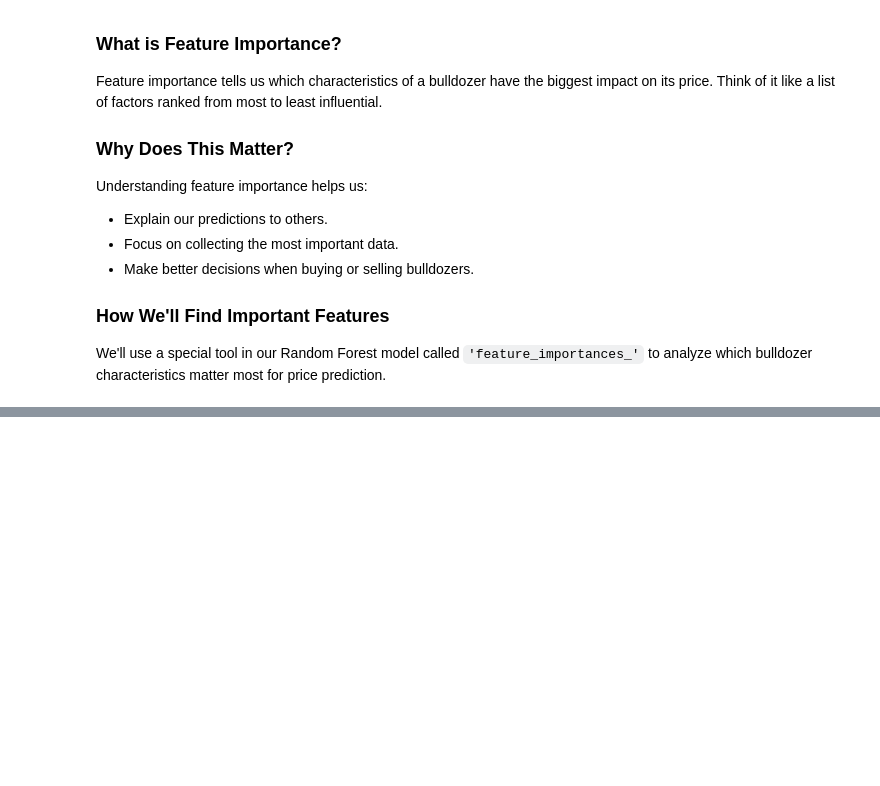
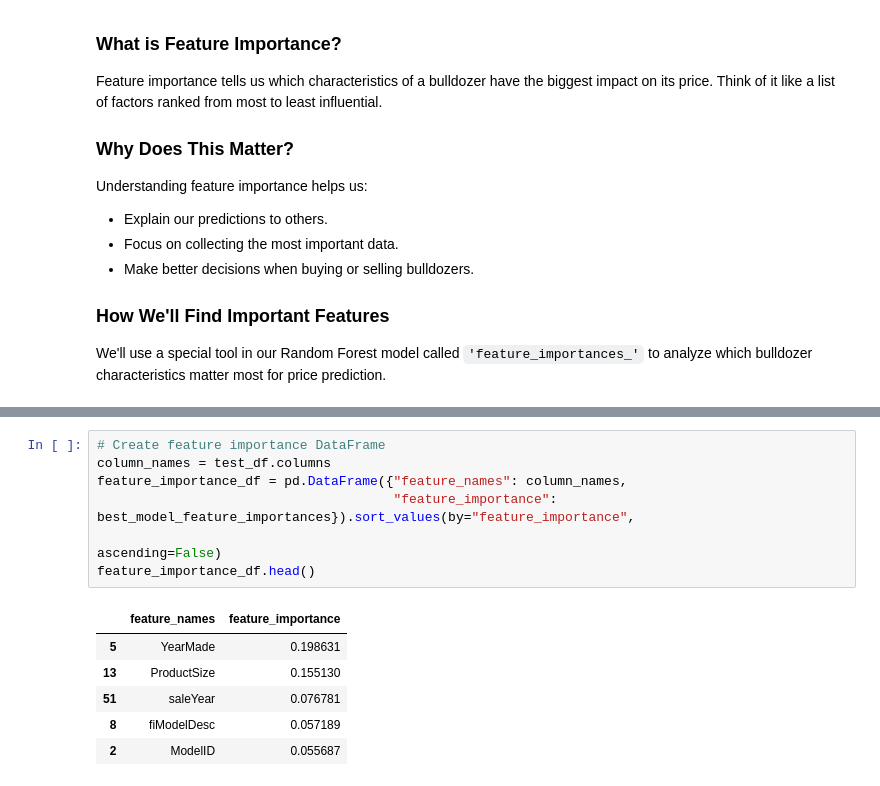
Before and after one commit to Blignaut24/About-BulldozerPriceGenius-_BPG-_v2, a Jupyter notebook: jupyter_notebooks/05_model_training_and_evaluation.ipynb, the cells around one changed output, grey strips where cells are left out. Cells and saved outputs as stored; diff of their text form; blank space fills up the shorter version.

```diff
--- a/jupyter_notebooks/05_model_training_and_evaluation.ipynb
+++ b/jupyter_notebooks/05_model_training_and_evaluation.ipynb
@@ -2047,0 +2120,14 @@ We'll use a special tool in our Random Forest model called `'feature_importances
+# %%
+# Create feature importance DataFrame
+column_names = test_df.columns
+feature_importance_df = pd.DataFrame({"feature_names": column_names,
+                                      "feature_importance": best_model_feature_importances}).sort_values(by="feature_importance",
+                                                                                                         ascending=False)
+feature_importance_df.head()
+# %% [output]
+|  | feature_names | feature_importance |
+| 5 | YearMade | 0.198631 |
+| 13 | ProductSize | 0.155130 |
+| 51 | saleYear | 0.076781 |
+| 8 | fiModelDesc | 0.057189 |
+| 2 | ModelID | 0.055687 |
```
Also changed, not shown: parts of 13 cells of this notebook.
